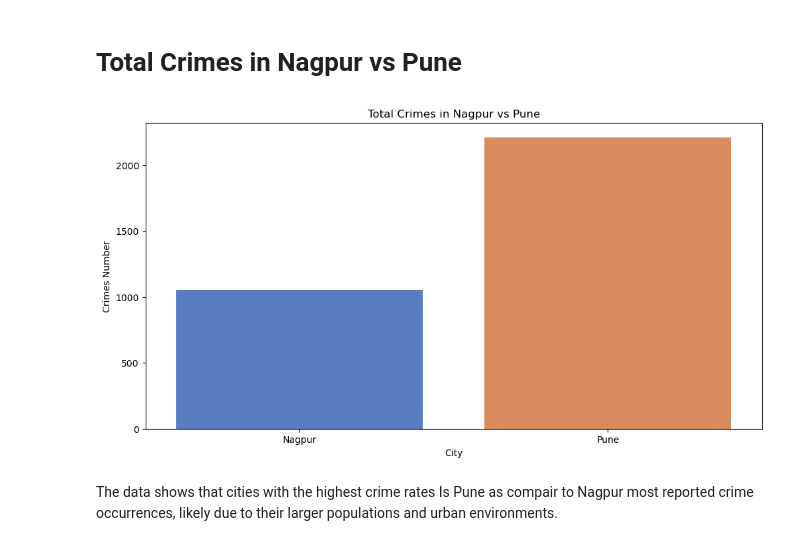
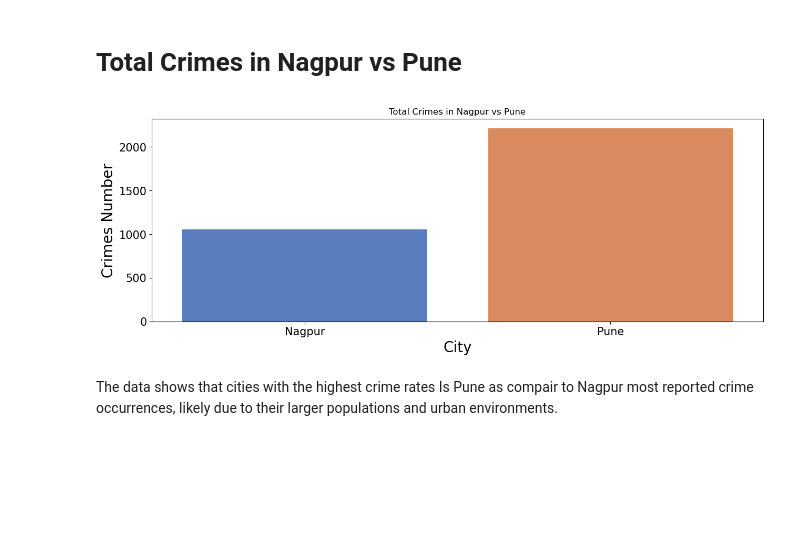
Before and after one commit to ashish26meshram/MLProject, a Jupyter notebook: Analysis of Indian Crime/Crime Analytics Across Indian Cities( Final).ipynb, the cells around one changed output. Saved outputs shown, nothing was run; the diff lists cells and outputs as text; code cells hidden in the pictures; blank space fills up the shorter version.

```diff
--- a/Analysis of Indian Crime/Crime Analytics Across Indian Cities( Final).ipynb
+++ b/Analysis of Indian Crime/Crime Analytics Across Indian Cities( Final).ipynb
@@ -113,6 +113,10 @@ data.head(3)
 | 2 | 02-01-2020 | 05:00:00 | 01-01-2020 | 02:00:00 | Ludhiana | 271 | ... |
 # %% [markdown]
 <div style="page-break-after: always;"></div>
+# %%
+plt.rcParams['axes.labelsize'] = 20
+plt.rcParams['xtick.labelsize'] = 15
+plt.rcParams['ytick.labelsize'] = 15
 # %% [markdown]
 # Number of Crimes per City
 # %%
@@ -249,20 +248,19 @@ Homicide - Homicide is a general term and may refer to a noncriminal act as well
 # %% [markdown]
 # Total Crimes in Nagpur vs Pune
 # %%
-# Filter data for Nagpur and Pune
+# Here we Filter data for Nagpur and Pune
 nagpur_pune_data = data[data['City'].isin(['Nagpur', 'Pune'])]
 
-# Group by City and count the number of crimes
 crime_count = nagpur_pune_data.groupby('City').size().reset_index(name='Crime Count')
 
-plt.figure(figsize=(12,6))
+plt.figure(figsize=(15,5))
 sns.barplot(x='City', y='Crime Count', data=crime_count, palette='muted')
 plt.title('Total Crimes in Nagpur vs Pune')
 plt.xlabel('City')
 plt.ylabel('Crimes Number')
 plt.show()
 # %% [output]
-[figure, old version]
+[figure, new version]
 # %% [markdown]
 The data shows that cities with the highest crime rates Is Pune as compair to Nagpur most reported crime occurrences, likely due to their larger populations and urban environments.
 # %% [markdown]
```
Also changed, not shown: parts of 17 cells of this notebook, 1 other file.
